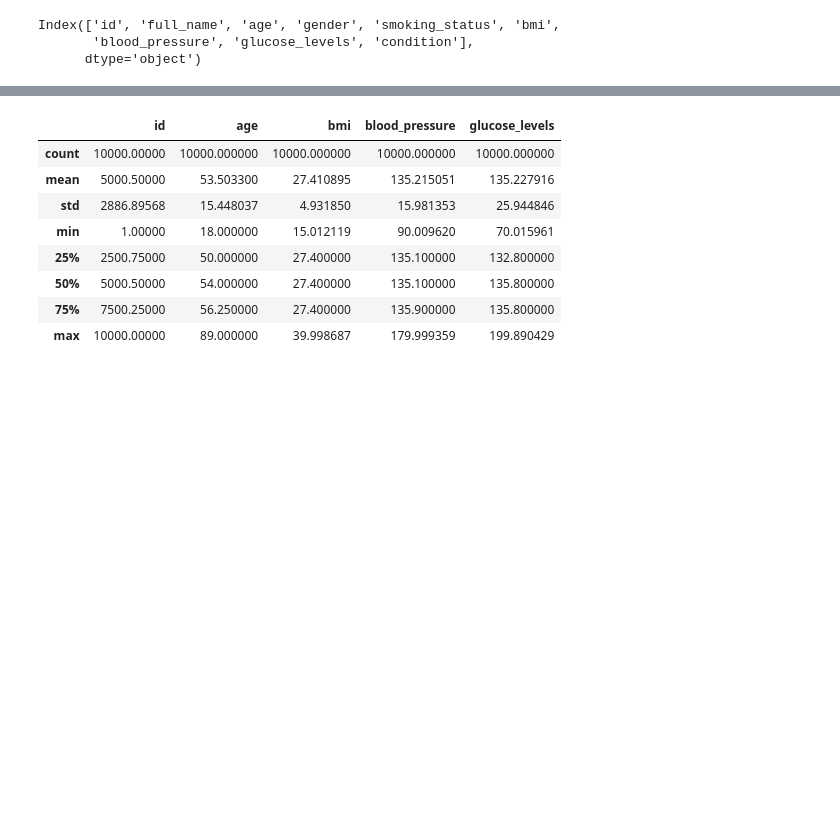
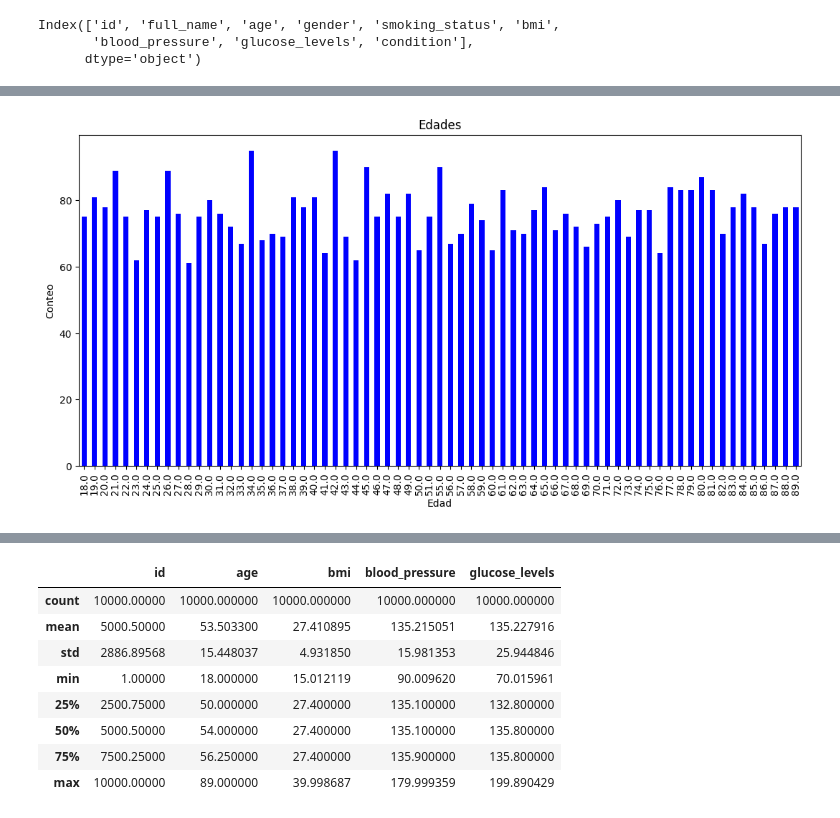
Before and after one commit to jarsmp37/progavan, a Jupyter notebook: GUI_tkinter/datascience/Conceptos1.ipynb, the cells around one changed output, grey strips where cells are left out. Cells and saved outputs as stored; diff of their text form; code cells hidden in the pictures; blank space fills up the shorter version.

```diff
--- a/GUI_tkinter/datascience/Conceptos1.ipynb
+++ b/GUI_tkinter/datascience/Conceptos1.ipynb
@@ -89,0 +196,11 @@ array(['male', 'female'], dtype=object)
+# %%
+df_filtrado=df[~df["Edad"].isin([52,53,54])]
+# %%
+plt.figure(figsize=(13,6))
+df_filtrado["Edad"].value_counts().sort_index().plot(kind="bar",color="blue")
+plt.title("Edades")
+plt.xlabel("Edad")
+plt.ylabel("Conteo")
+plt.show()
+# %% [output]
+[figure, added]
```
Also changed, not shown: parts of 15 cells of this notebook.
